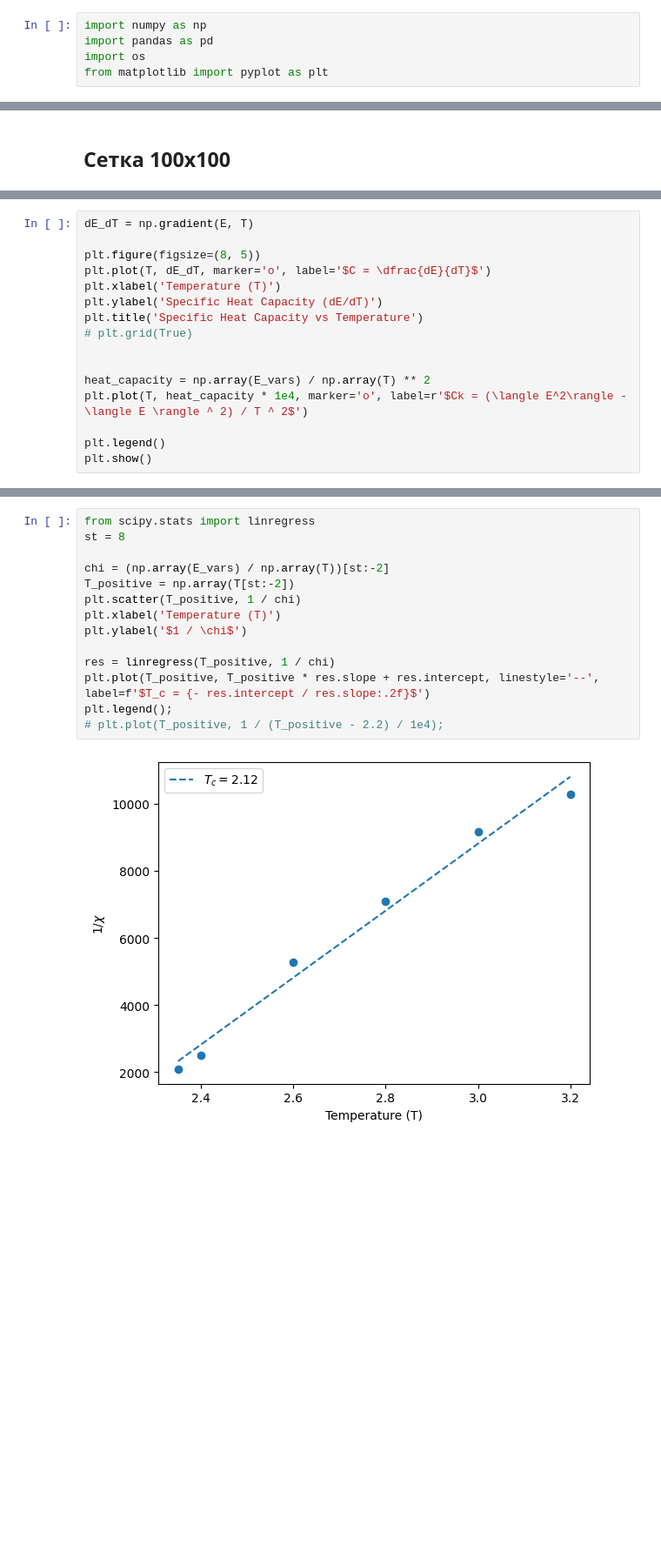
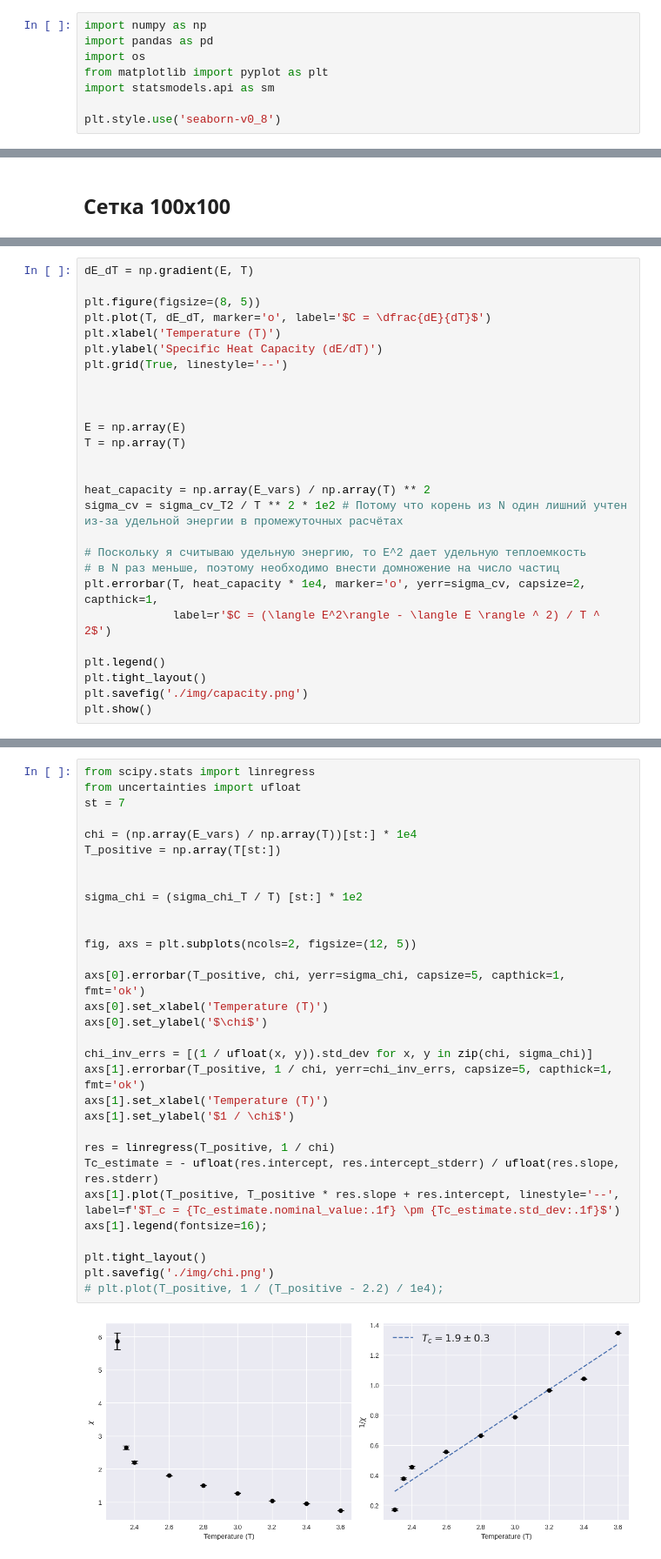
Before and after one commit to Masvelll/Statfiz, a Jupyter notebook: 1_IsingModel/main.ipynb, the cells around one changed output, grey strips where cells are left out. Shown at 87% size. Saved outputs shown, nothing was run; the diff lists cells and outputs as text; blank space fills up the shorter version.

```diff
--- a/1_IsingModel/main.ipynb
+++ b/1_IsingModel/main.ipynb
@@ -3,6 +3,9 @@ import numpy as np
 import pandas as pd
 import os
 from matplotlib import pyplot as plt
+import statsmodels.api as sm
+
+plt.style.use('seaborn-v0_8')
 # %% [markdown]
 ## Основные функции
 # %%
@@ -254,13 +328,24 @@ plt.figure(figsize=(8, 5))
 plt.plot(T, dE_dT, marker='o', label='$C = \dfrac{dE}{dT}$')
 plt.xlabel('Temperature (T)')
 plt.ylabel('Specific Heat Capacity (dE/dT)')
-plt.title('Specific Heat Capacity vs Temperature')
-# plt.grid(True)
+plt.grid(True, linestyle='--')
+
+
+
+E = np.array(E)
+T = np.array(T)
 
 
 heat_capacity = np.array(E_vars) / np.array(T) ** 2
-plt.plot(T, heat_capacity * 1e4, marker='o', label=r'$Ck = (\langle E^2\rangle - \langle E \rangle ^ 2) / T ^ 2$')
+sigma_cv = sigma_cv_T2 / T ** 2 * 1e2 # Потому что корень из N один лишний учтен из-за удельной энергии в промежуточных расчётах
+
+# Поскольку я считываю удельную энергию, то E^2 дает удельную теплоемкость
+# в N раз меньше, поэтому необходимо внести домножение на число частиц
+plt.errorbar(T, heat_capacity * 1e4, marker='o', yerr=sigma_cv, capsize=2, capthick=1,
+             label=r'$C = (\langle E^2\rangle - \langle E \rangle ^ 2) / T ^ 2$')
 
 plt.legend()
+plt.tight_layout()
+plt.savefig('./img/capacity.png')
 plt.show()
 # %% [output]
@@ -272,16 +372,33 @@ T[np.argmax(heat_capacity)]
 # %%
 from scipy.stats import linregress
-st = 8
+from uncertainties import ufloat
+st = 7
 
-chi = (np.array(E_vars) / np.array(T))[st:-2]
-T_positive = np.array(T[st:-2])
-plt.scatter(T_positive, 1 / chi)
-plt.xlabel('Temperature (T)')
-plt.ylabel('$1 / \chi$')
+chi = (np.array(E_vars) / np.array(T))[st:] * 1e4
+T_positive = np.array(T[st:])
+
+
+sigma_chi = (sigma_chi_T / T) [st:] * 1e2
+
+
+fig, axs = plt.subplots(ncols=2, figsize=(12, 5))
+
+axs[0].errorbar(T_positive, chi, yerr=sigma_chi, capsize=5, capthick=1, fmt='ok')
+axs[0].set_xlabel('Temperature (T)')
+axs[0].set_ylabel('$\chi$')
+
+chi_inv_errs = [(1 / ufloat(x, y)).std_dev for x, y in zip(chi, sigma_chi)]
+axs[1].errorbar(T_positive, 1 / chi, yerr=chi_inv_errs, capsize=5, capthick=1, fmt='ok')
+axs[1].set_xlabel('Temperature (T)')
+axs[1].set_ylabel('$1 / \chi$')
 
 res = linregress(T_positive, 1 / chi)
-plt.plot(T_positive, T_positive * res.slope + res.intercept, linestyle='--', label=f'$T_c = {- res.intercept / res.slope:.2f}$')
-plt.legend();
+Tc_estimate = - ufloat(res.intercept, res.intercept_stderr) / ufloat(res.slope, res.stderr)
+axs[1].plot(T_positive, T_positive * res.slope + res.intercept, linestyle='--', label=f'$T_c = {Tc_estimate.nominal_value:.1f} \pm {Tc_estimate.std_dev:.1f}$')
+axs[1].legend(fontsize=16);
+
+plt.tight_layout()
+plt.savefig('./img/chi.png')
 # plt.plot(T_positive, 1 / (T_positive - 2.2) / 1e4);
 # %% [output]
-[figure, old version]
+[figure, new version]
```
Also changed, not shown: parts of 10 cells of this notebook, 1 other file.
